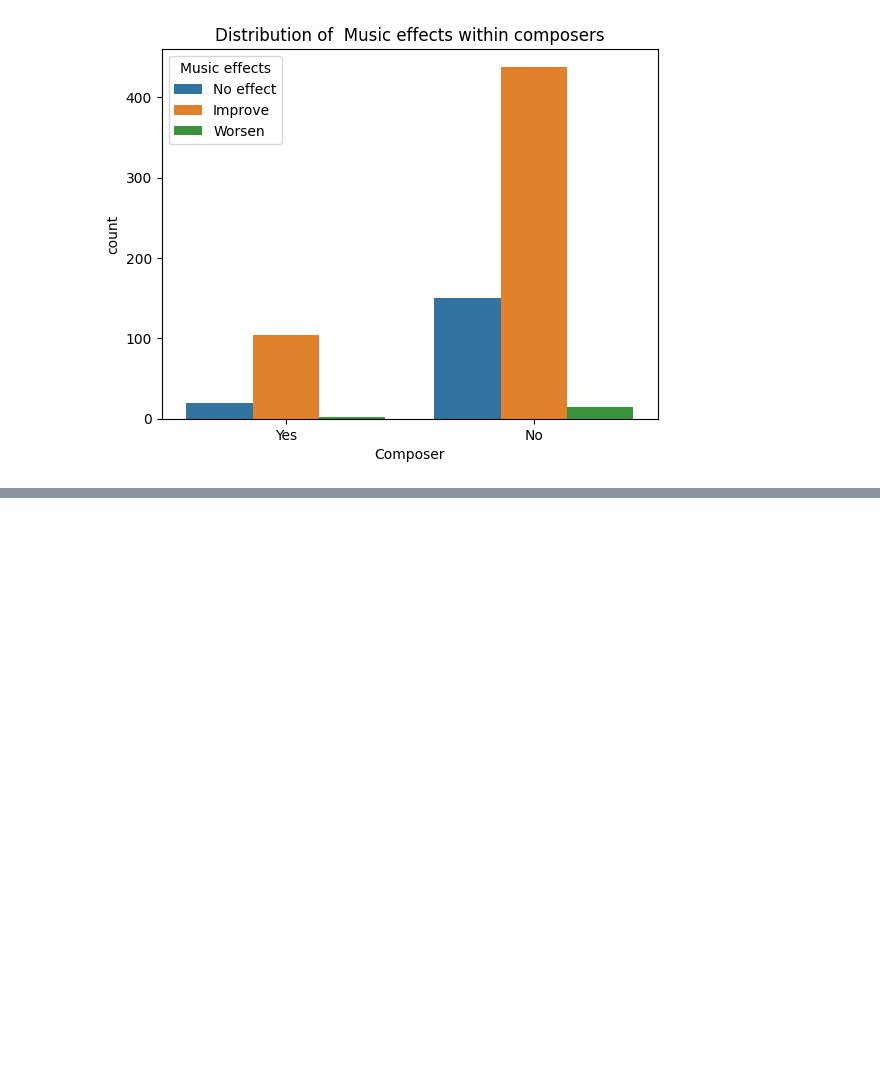
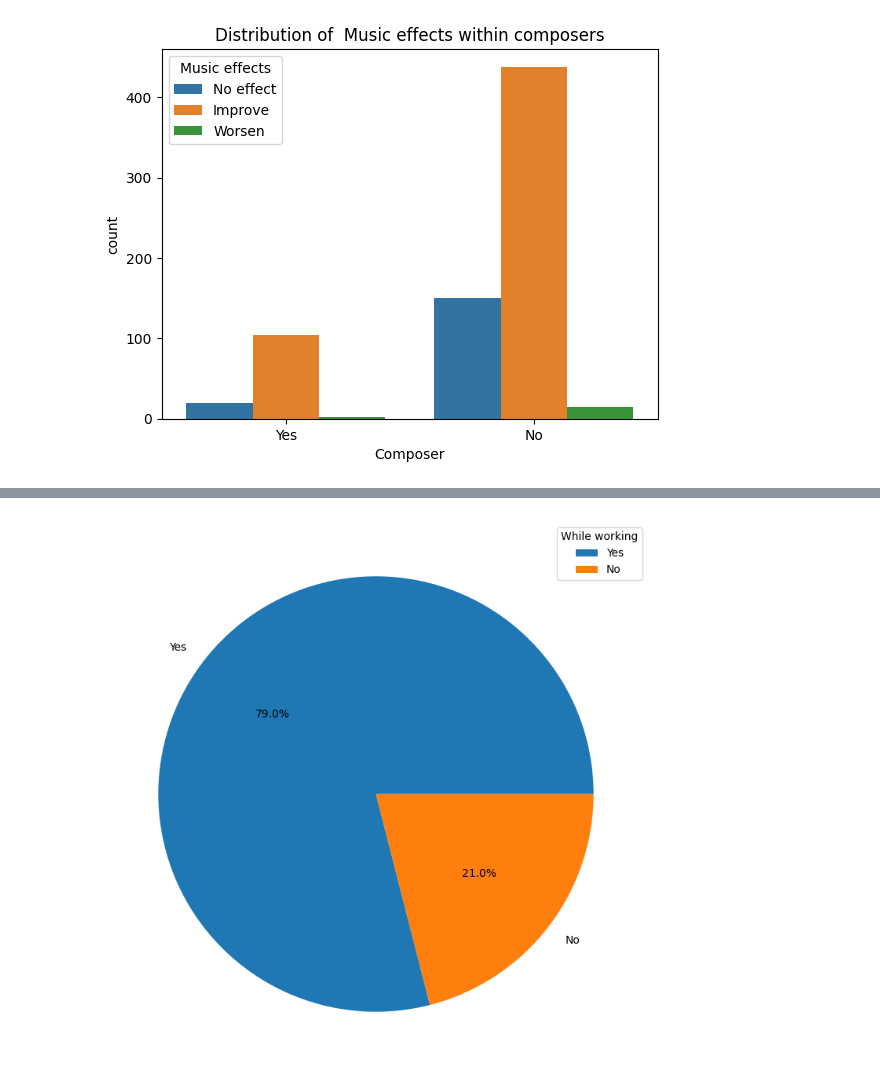
Before and after one commit to dikshaaswal/Kaggle, a Jupyter notebook: music-and-mental-health-analysis.ipynb, the cells around one changed output, grey strips where cells are left out. Cells and saved outputs as stored; diff of their text form; code cells hidden in the pictures; blank space fills up the shorter version.

```diff
--- a/music-and-mental-health-analysis.ipynb
+++ b/music-and-mental-health-analysis.ipynb
@@ -276,0 +289,7 @@ plt.show()
+# %%
+plt.figure(figsize=(17,9))
+plt.pie(data['While working'].value_counts(), labels = data['While working'].value_counts().index, autopct = '%.001f%%')
+plt.legend(title = "While working", bbox_to_anchor = (1,1))
+plt.show()
+# %% [output]
+[figure, added]
```
Also changed, not shown: parts of 14 cells of this notebook.
